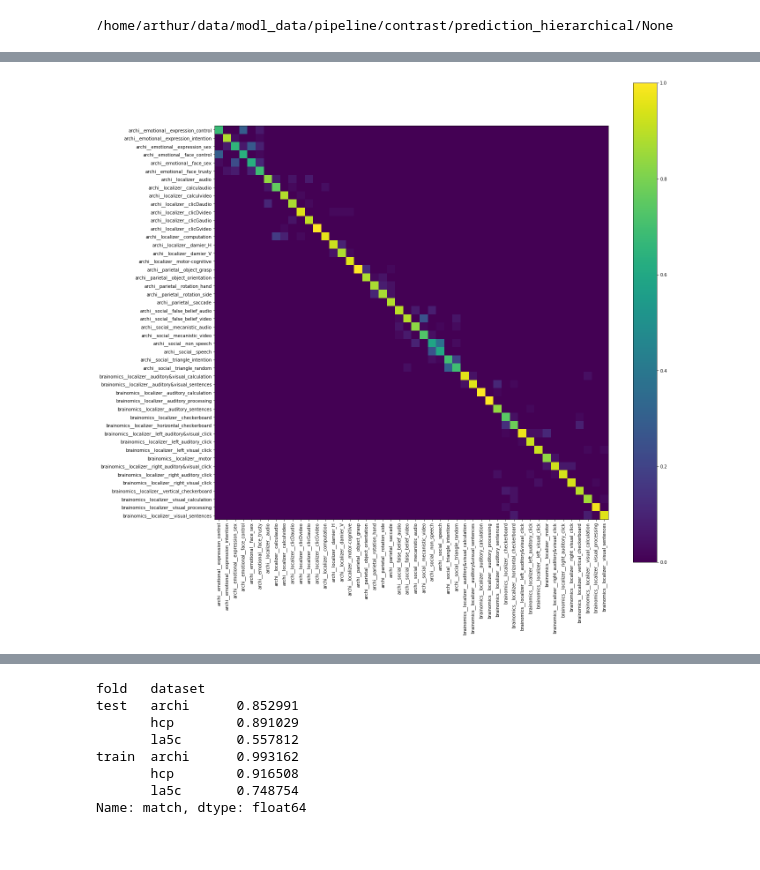
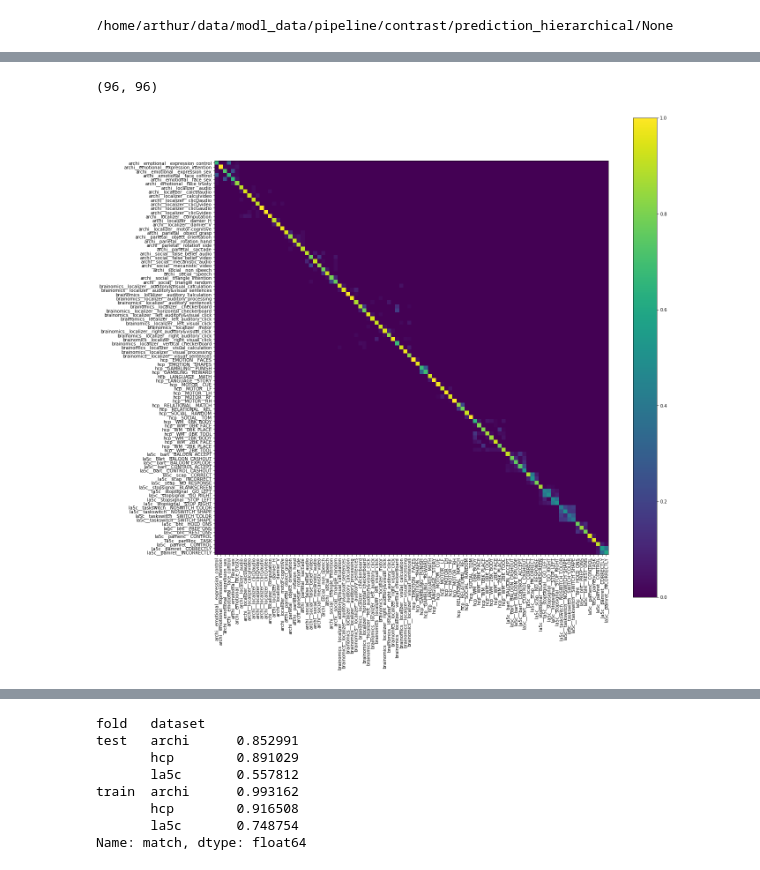
Before and after one commit to arthurmensch/modl, a Jupyter notebook: examples/contrast/analysis/analyse_prediction.ipynb, the cells around one changed output, grey strips where cells are left out. Cells and saved outputs as stored; diff of their text form; code cells hidden in the pictures.

Commit message:
Correction of label handling

```diff
--- a/examples/contrast/analysis/analyse_prediction.ipynb
+++ b/examples/contrast/analysis/analyse_prediction.ipynb
@@ -61,7 +61,7 @@ cd ~/data/modl_data/pipeline/contrast/prediction_hierarchical/None/
 # %% [output]
 /home/arthur/data/modl_data/pipeline/contrast/prediction_hierarchical/None
 # %%
-prediction = pd.read_csv('prediction_depth_2.csv')
+prediction = pd.read_csv('prediction_depth_1.csv')
 # %%
 prediction = prediction.set_index(['fold', 'dataset', 'subject', 'task', 'contrast',])
 # %%
@@ -98,10 +98,14 @@ train_conf = confusion_matrix(prediction.loc['train', 'true_label'],
                         prediction.loc['train', 'predicted_label'], labels=labels)
 test_conf = confusion_matrix(prediction.loc['test', 'true_label'],
                         prediction.loc['test', 'predicted_label'], labels=labels)
+# %%
+test_conf.shape
+# %% [output]
+(96, 96)
 # %%
-plot_confusion_matrix(test_conf[:50, :50], labels[:50])
+plot_confusion_matrix(test_conf, labels)
 # %% [output]
-[figure, old version]
+[figure, new version]
 # %%
 prediction['match'].groupby(level=['fold', 'dataset', 'task', 'contrast']).apply(np.mean)['test']
 # %% [output]
```
Also changed, not shown: parts of 1 cell of this notebook, 1 other file.
